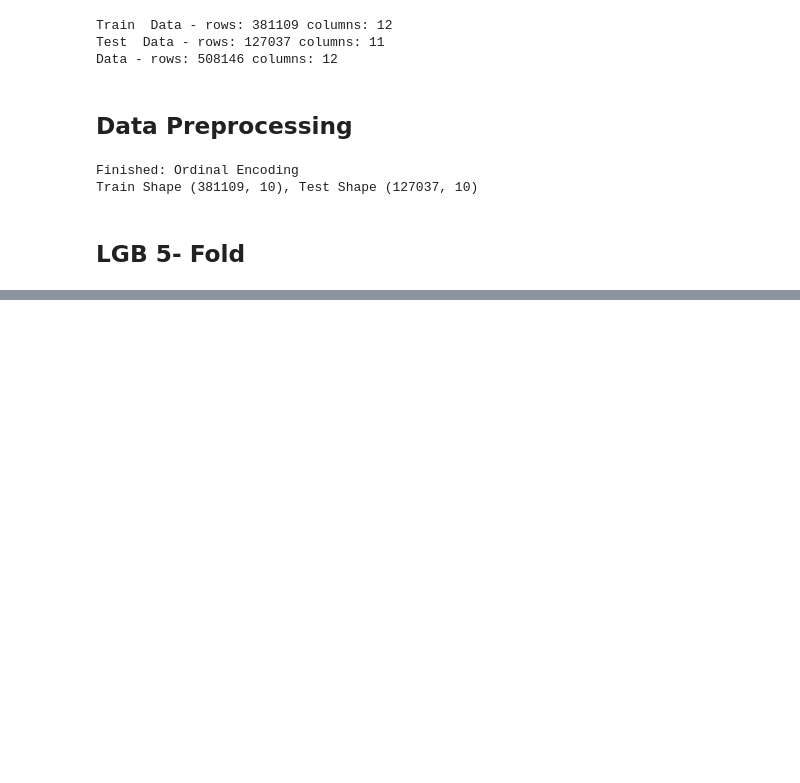
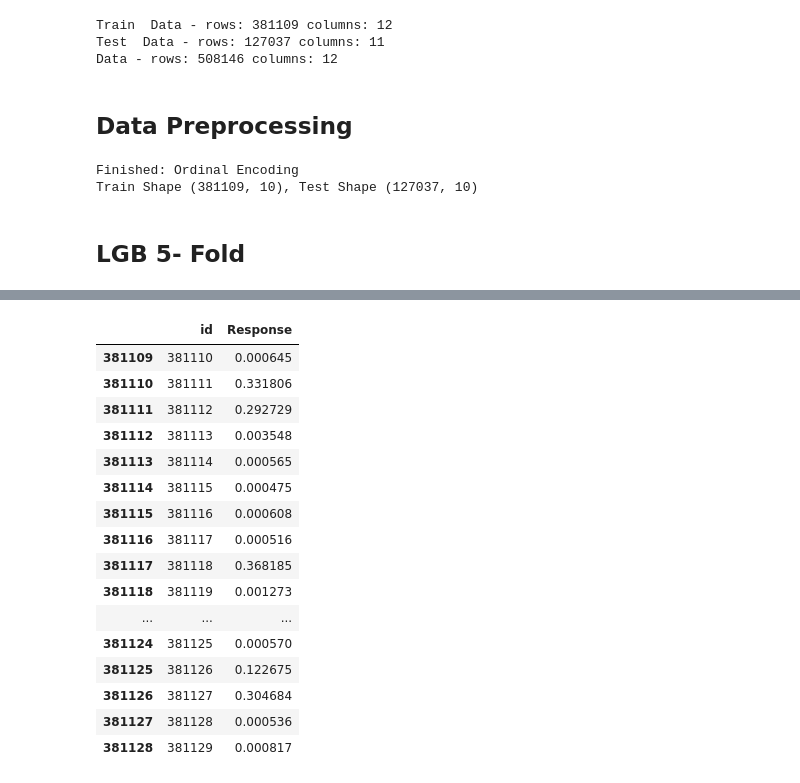
Before and after one commit to ajayrawatsap/av_vehicle_insurance, a Jupyter notebook: lgb_vehicle_insurance.ipynb, the cells around one changed output, grey strips where cells are left out. Saved outputs shown, nothing was run; the diff lists cells and outputs as text; code cells hidden in the pictures; blank space fills up the shorter version.

```diff
--- a/lgb_vehicle_insurance.ipynb
+++ b/lgb_vehicle_insurance.ipynb
@@ -426 +425,21 @@ Test prediction:Postive class count 137, Percent 0.11
 {'learning_rate': 0.05, 'boosting_type': 'gbdt', 'objective': 'binary', 'seed': 42, 'metric': 'auc'}
+# %%
+sub.head(20)
+# %% [output]
+|  | id | Response |
+| 381109 | 381110 | 0.000645 |
+| 381110 | 381111 | 0.331806 |
+| 381111 | 381112 | 0.292729 |
+| 381112 | 381113 | 0.003548 |
+| 381113 | 381114 | 0.000565 |
+| 381114 | 381115 | 0.000475 |
+| 381115 | 381116 | 0.000608 |
+| 381116 | 381117 | 0.000516 |
+| 381117 | 381118 | 0.368185 |
+| 381118 | 381119 | 0.001273 |
+| ... | ... | ... |
+| 381124 | 381125 | 0.000570 |
+| 381125 | 381126 | 0.122675 |
+| 381126 | 381127 | 0.304684 |
+| 381127 | 381128 | 0.000536 |
+| 381128 | 381129 | 0.000817 |
```
Also changed, not shown: parts of 2 cells of this notebook.
